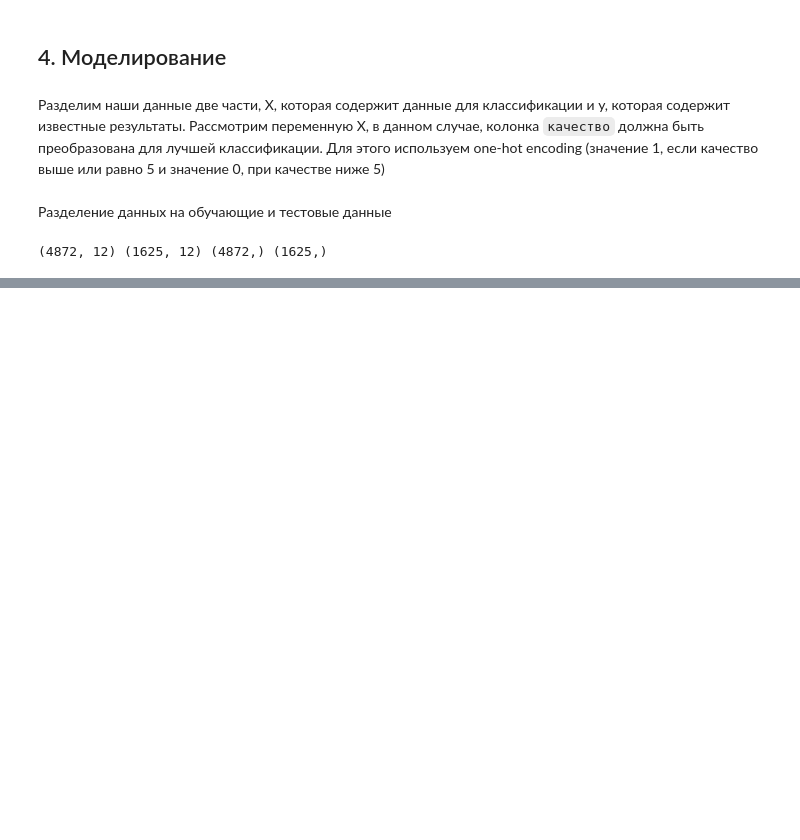
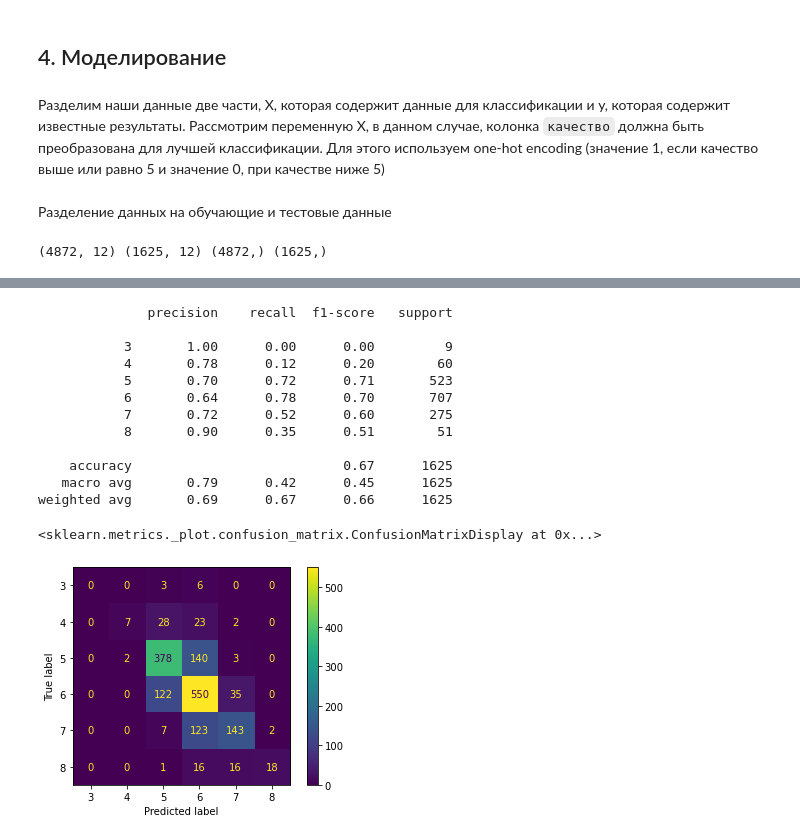
Before and after one commit to leralee/wine_quality, a Jupyter notebook: Wine Quality Prediction.ipynb, the cells around one changed output, grey strips where cells are left out. Drawn from its saved outputs; the diff is of its cells as text; code cells hidden in the pictures; blank space fills up the shorter version.

```diff
--- a/Wine Quality Prediction.ipynb
+++ b/Wine Quality Prediction.ipynb
@@ -266,5 +266,5 @@ print(X_train.shape,X_test.shape,y_train.shape,y_test.shape)
 (4872, 12) (1625, 12) (4872,) (1625,)
 # %%
 sc = StandardScaler()
-X_train = sc.fit_transform(X_train)
-X_test = sc.transform(X_test)
+scaled_X_train = sc.fit_transform(X_train)
+scaled_X_test = sc.transform(X_test)
@@ -331,2 +306,29 @@ R^2 score: 0.48430769230769233
+# %%
+rf_model = RandomForestClassifier(random_state=12)
+
+rf_model.fit(scaled_X_train, y_train)
+
+y_pred = rf_model.predict(scaled_X_test)
+
+accuracy_score(y_test, y_pred)
+
+print(classification_report(y_test, y_pred, zero_division=True))
+
+ConfusionMatrixDisplay.from_estimator(rf_model, scaled_X_test, y_test)
+# %% [output]
+              precision    recall  f1-score   support
+
+           3       1.00      0.00      0.00         9
+           4       0.78      0.12      0.20        60
+           5       0.70      0.72      0.71       523
+           6       0.64      0.78      0.70       707
+           7       0.72      0.52      0.60       275
+           8       0.90      0.35      0.51        51
+
+    accuracy                           0.67      1625
+   macro avg       0.79      0.42      0.45      1625
+weighted avg       0.69      0.67      0.66      1625
+<sklearn.metrics._plot.confusion_matrix.ConfusionMatrixDisplay at 0x...>
+[figure, added]
 # %%
 def random_forest_for_each_feature(column_name : str) -> None:
```
Also changed, not shown: parts of 23 cells of this notebook.
